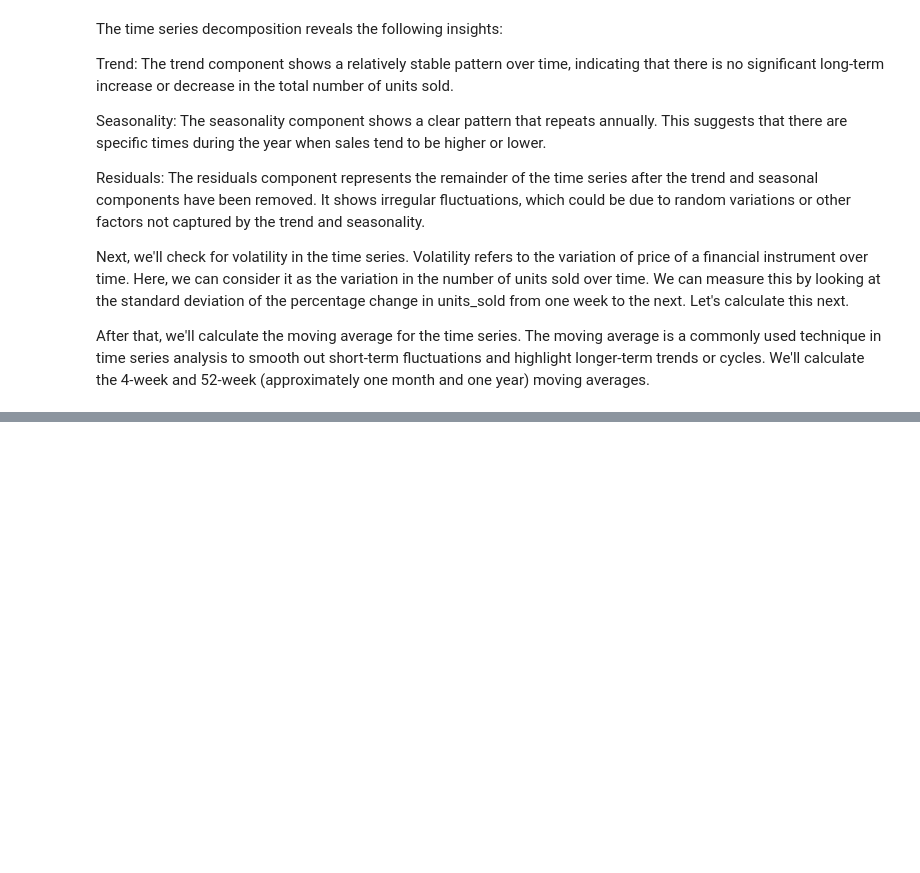
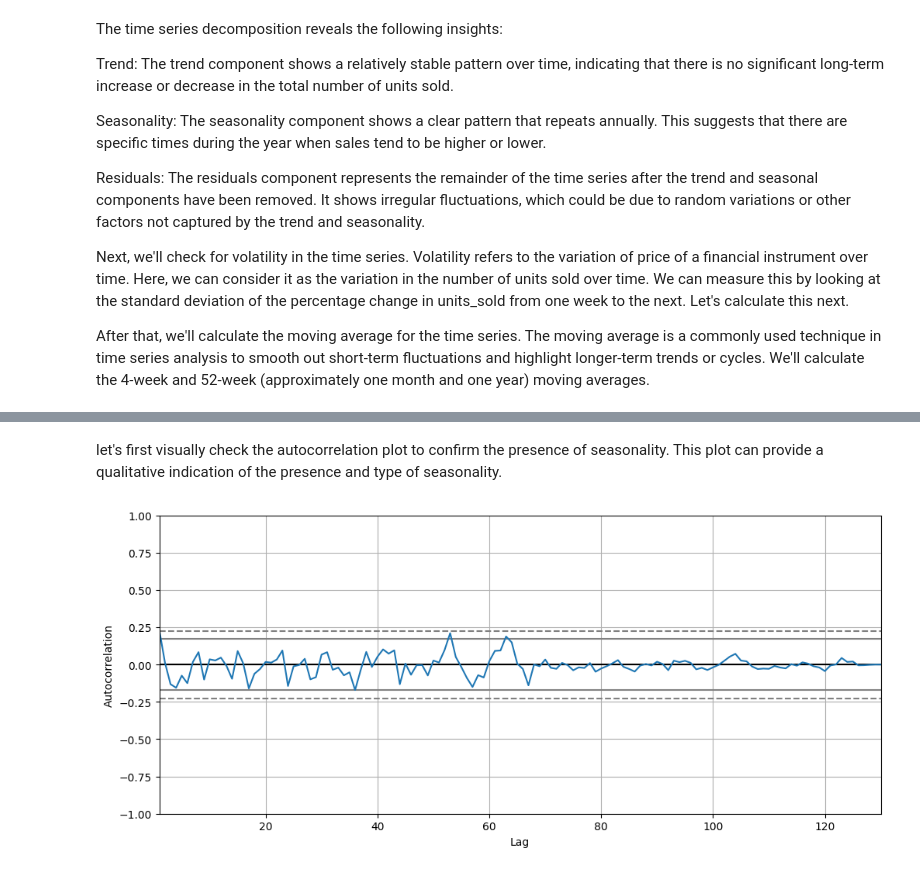
Before and after one commit to HishitaGupta/AI-ML-Progress, a Jupyter notebook: TimeSeriesForecasting/EcommerceDemandForecasting.ipynb, the cells around one changed output, grey strips where cells are left out. Saved outputs shown, nothing was run; the diff lists cells and outputs as text; code cells hidden in the pictures; blank space fills up the shorter version.

```diff
--- a/TimeSeriesForecasting/EcommerceDemandForecasting.ipynb
+++ b/TimeSeriesForecasting/EcommerceDemandForecasting.ipynb
@@ -226,0 +275,11 @@ After that, we'll calculate the moving average for the time series. The moving a
+# %% [markdown]
+let's first visually check the autocorrelation plot to confirm the presence of seasonality. This plot can provide a qualitative indication of the presence and type of seasonality.
+# %%
+from pandas.plotting import autocorrelation_plot
+
+# Plot the autocorrelation
+plt.figure(figsize=(12,5))
+autocorrelation_plot(weekly_data['units_sold'])
+plt.show()
+# %% [output]
+[figure, added]
```
Also changed, not shown: parts of 23 cells of this notebook, 1 other file.
